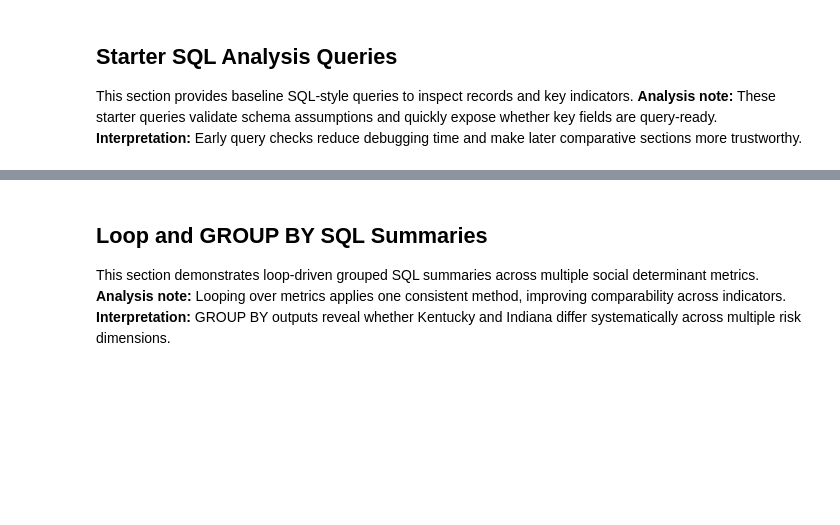
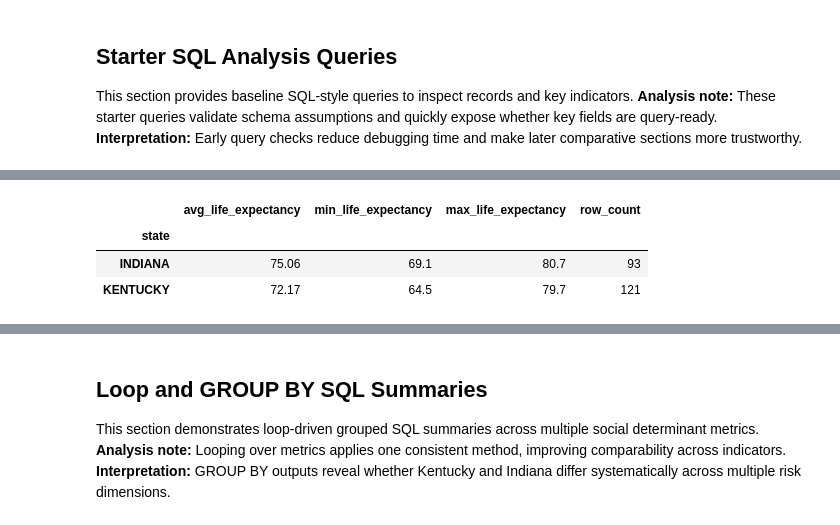
Before and after one commit to fmassaro1966/CYSocialDeterminatesFM, a Jupyter notebook: Notebook/Socialdeterminants2.ipynb, the cells around one changed output, grey strips where cells are left out. Cells and saved outputs as stored; diff of their text form; code cells hidden in the pictures; blank space fills up the shorter version.

```diff
--- a/Notebook/Socialdeterminants2.ipynb
+++ b/Notebook/Socialdeterminants2.ipynb
@@ -857,46 +960,88 @@ This section provides reusable query patterns for county-level life expectancy a
 # %%
-# Query helper: Kentucky and Indiana county life expectancy
+# Query helper: Kentucky vs Indiana life expectancy
 chr_df = pd.read_sql_query('SELECT * FROM "county_health_rankings_2025"', conn)
 col_map = {c.strip().lower(): c for c in chr_df.columns}
 
-state_col = col_map.get('state')
-county_col = col_map.get('county')
-life_col = next((c for c in chr_df.columns if 'life' in c.lower() and 'expect' in c.lower()), None)
+alias_map = {}
+if not chr_df.empty:
+    first_row = chr_df.iloc[0]
+    for c in chr_df.columns:
+        if c.strip().lower().startswith('unnamed:'):
+            value = first_row[c]
+            if isinstance(value, str) and value.strip():
+                alias_map[value.strip().lower()] = c
+
+state_candidates = [
+    'state', 'state_name', 'st_abbr', 'st',
+    'state abbreviation', 'state_abbreviation', 'stateabbr',
+    'state short', 'state_short'
+ ]
+state_col = next((col_map[k] for k in state_candidates if k in col_map), None)
+if state_col is None:
+    state_col = next((alias_map[k] for k in state_candidates if k in alias_map), None)
+if state_col is None:
+    state_col = next((c for c in chr_df.columns if 'state' in c.strip().lower()), None)
+
+county_candidates = ['county', 'county_name', 'county name']
+county_col = next((col_map[k] for k in county_candidates if k in col_map), None)
+if county_col is None:
+    county_col = next((alias_map[k] for k in county_candidates if k in alias_map), None)
+if county_col is None:
+    county_col = next((c for c in chr_df.columns if 'county' in c.strip().lower()), None)
+
+life_col = next((c for c in chr_df.columns if 'life' in c.strip().lower() and 'expect' in c.strip().lower()), None)
+if life_col is None:
+    life_col = next((alias_map[k] for k in alias_map if 'life' in k and 'expect' in k), None)
 
 print('Detected columns:')
 print(f'- state: {state_col}')
 print(f'- county: {county_col}')
 print(f'- life expectancy: {life_col}')
 
-if not state_col or not county_col or not life_col:
+if not state_col or not life_col:
     print('\nMissing required columns. Run this to inspect columns:')
     print("pd.read_sql_query('PRAGMA table_info(\"county_health_rankings_2025\")', conn)")
 else:
-    kyin_df = chr_df[[state_col, county_col, life_col]].copy()
-    kyin_df.columns = ['state', 'county', 'life_expectancy']
+    state_df = chr_df[[state_col, life_col]].copy()
+    state_df.columns = ['state', 'life_expectancy']
 
-    kyin_df['state'] = kyin_df['state'].astype(str).str.strip().str.upper()
-    kyin_df['state'] = kyin_df['state'].replace({'KY': 'KENTUCKY', 'IN': 'INDIANA'})
-    kyin_df['county'] = kyin_df['county'].astype(str).str.strip()
-    kyin_df['life_expectancy'] = pd.to_numeric(kyin_df['life_expectancy'], errors='coerce')
+    state_df['state'] = state_df['state'].astype(str).str.strip().str.upper()
+    state_df['state'] = state_df['state'].replace({'KY': 'KENTUCKY', 'IN': 'INDIANA'})
+    state_df['life_expectancy'] = pd.to_numeric(state_df['life_expectancy'], errors='coerce')
 
-    kyin_df = kyin_df[kyin_df['state'].isin(['KENTUCKY', 'INDIANA'])]
-    kyin_df = kyin_df[kyin_df['county'].notna() & (kyin_df['county'] != '') & (kyin_df['county'].str.upper() != 'NAN')]
-    kyin_df = kyin_df.dropna(subset=['life_expectancy'])
-    kyin_df = kyin_df[(kyin_df['life_expectancy'] >= 50) & (kyin_df['life_expectancy'] <= 100)]
+    state_df = state_df[~state_df['state'].isin(['STATE', ''])]
+    state_df = state_df[state_df['state'].isin(['KENTUCKY', 'INDIANA'])]
+    state_df = state_df.dropna(subset=['life_expectancy'])
+    state_df = state_df[(state_df['life_expectancy'] >= 50) & (state_df['life_expectancy'] <= 100)]
 
-    print('\nQuery 1: County list with life expectancy (KY/IN only)')
-    display(kyin_df.sort_values(['state', 'county']).reset_index(drop=True))
-
-    print('\nQuery 2: Top 20 counties by life expectancy (KY/IN only)')
-    display(kyin_df.sort_values('life_expectancy', ascending=False).head(20).reset_index(drop=True))
-
-    print('\nQuery 3: State summary stats (KY/IN only)')
+    print('\nQuery 1: State summary stats (KY/IN only)')
     display(
-        kyin_df.groupby('state')['life_expectancy']
-        .agg(avg_life_expectancy='mean', min_life_expectancy='min', max_life_expectancy='max', county_count='count')
+        state_df.groupby('state')['life_expectancy']
+        .agg(avg_life_expectancy='mean', min_life_expectancy='min', max_life_expectancy='max', row_count='count')
         .round(2)
         .sort_values('avg_life_expectancy', ascending=False)
     )
+
+    if county_col:
+        county_df = chr_df[[state_col, county_col, life_col]].copy()
+        county_df.columns = ['state', 'county', 'life_expectancy']
+
+        county_df['state'] = county_df['state'].astype(str).str.strip().str.upper()
+        county_df['state'] = county_df['state'].replace({'KY': 'KENTUCKY', 'IN': 'INDIANA'})
+        county_df['county'] = county_df['county'].astype(str).str.strip()
+        county_df['life_expectancy'] = pd.to_numeric(county_df['life_expectancy'], errors='coerce')
+
+        county_df = county_df[~county_df['state'].isin(['STATE', ''])]
+        county_df = county_df[county_df['state'].isin(['KENTUCKY', 'INDIANA'])]
+        county_df = county_df[county_df['county'].notna() & (county_df['county'] != '') & (county_df['county'].str.upper() != 'COUNTY')]
+        county_df = county_df.dropna(subset=['life_expectancy'])
+        county_df = county_df[(county_df['life_expectancy'] >= 50) & (county_df['life_expectancy'] <= 100)]
+
+        if not county_df.empty:
+            print('\nQuery 2: County list with life expectancy (KY/IN only)')
+            display(county_df.sort_values(['state', 'county']).reset_index(drop=True))
+
+            print('\nQuery 3: Top 20 counties by life expectancy (KY/IN only)')
+            display(county_df.sort_values('life_expectancy', ascending=False).head(20).reset_index(drop=True))
 # %% [output]
 Detected columns:
@@ -908,0 +1053,4 @@ pd.read_sql_query('PRAGMA table_info("county_health_rankings_2025")', conn)
+|  | avg_life_expectancy | min_life_expectancy | max_life_expectancy | row_count |
+| state |  |  |  |  |
+| INDIANA | 75.06 | 69.1 | 80.7 | 93 |
+| KENTUCKY | 72.17 | 64.5 | 79.7 | 121 |
```
Also changed, not shown: parts of 10 cells of this notebook, 1 other file.
